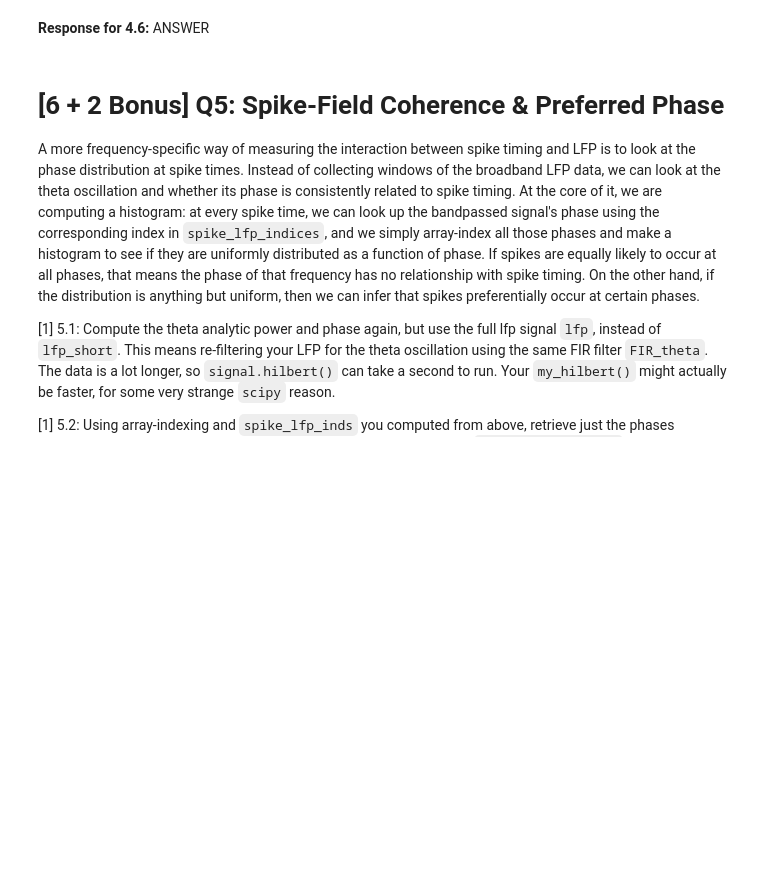
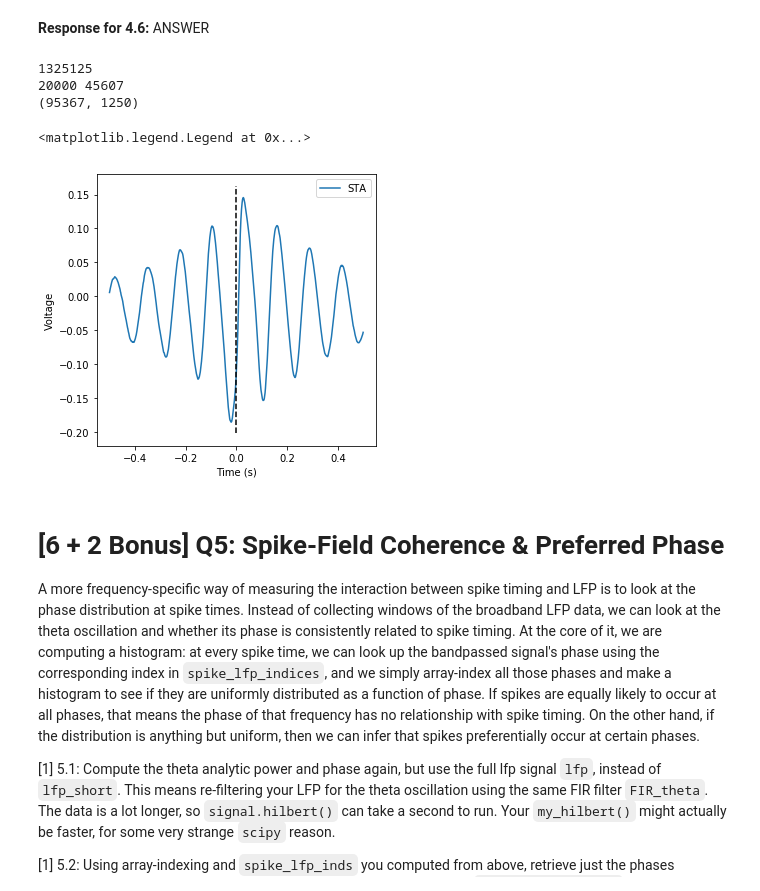
Before and after one commit to ylc020/COGS118C, a Jupyter notebook: Assignments/A4-HilbertLFPSpike.ipynb, the cells around one changed output. Drawn from its saved outputs; the diff is of its cells as text; code cells hidden in the pictures; blank space fills up the shorter version.

```diff
--- a/Assignments/A4-HilbertLFPSpike.ipynb
+++ b/Assignments/A4-HilbertLFPSpike.ipynb
@@ -319,34 +334,51 @@ We can't use it directly yet, however, since those indices has a different sampl
 # %%
 lfp_fs = fs # rename lfp_fs to avoid confusion
 # use the full LFP vector now
 print(len(lfp))
 
 # get spike information
 spike_fs = data['spike_fs']
 spike_indices = data['spike_indices']
 print(spike_fs, spike_indices[100])
 
 # convert spike index to spike time in seconds
-spike_times = # _FILL_IN_YOUR_CODE_HERE
-spike_lfp_inds = # _FILL_IN_YOUR_CODE_HERE
+spike_times = spike_indices/spike_fs # _FILL_IN_YOUR_CODE_HERE
+spike_lfp_inds = np.round(spike_times*lfp_fs).astype(int) # _FILL_IN_YOUR_CODE_HERE
 
 def get_windows(data, spike_lfp_inds, lfp_fs, len_pre, len_post):
     # _FILL_IN_YOUR_CODE_HERE
+    lst = []
+    # get windows
+    for ind in spike_lfp_inds:
+        if(int(ind+len_post*lfp_fs)<=len(data))&(int(ind+len_pre*lfp_fs)>=0):
+            lst.append(data[((len_pre * lfp_fs) + ind).astype(int):((len_post* lfp_fs) + ind).astype(int)])
+    all_windows = np.array(lst)
 
-    return
+    return all_windows
+
 
 len_pre = -0.5
 len_post = 0.5
 
 # time vector for STA
-t_STA = # _FILL_IN_YOUR_CODE_HERE
-STA_windows = # _FILL_IN_YOUR_CODE_HERE
-STA = # _FILL_IN_YOUR_CODE_HERE
+
+t_STA = np.arange(len_pre,len_post,1/lfp_fs)# _FILL_IN_YOUR_CODE_HERE
+STA_windows = get_windows(lfp, spike_lfp_inds, lfp_fs, len_pre, len_post) # _FILL_IN_YOUR_CODE_HERE
+STA = np.mean(STA_windows, axis=0) # _FILL_IN_YOUR_CODE_HERE
 print(STA_windows.shape)
 
 # plot STA
 plt.figure(figsize=(5,5))
+plt.plot(t_STA, STA, label = 'STA')
 plt.plot([0,0], plt.ylim(), 'k--')
+plt.xlabel('Time (s)'); plt.ylabel('Voltage')
+plt.legend()
+# %% [output]
+1325125
+20000 45607
+(95367, 1250)
+<matplotlib.legend.Legend at 0x...>
+[figure, added]
 # %% [markdown]
 # [6 + 2 Bonus] Q5: Spike-Field Coherence & Preferred Phase
 A more frequency-specific way of measuring the interaction between spike timing and LFP is to look at the phase distribution at spike times. Instead of collecting windows of the broadband LFP data, we can look at the theta oscillation and whether its phase is consistently related to spike timing. At the core of it, we are computing a histogram: at every spike time, we can look up the bandpassed signal's phase using the corresponding index in `spike_lfp_indices`, and we simply array-index all those phases and make a histogram to see if they are uniformly distributed as a function of phase. If spikes are equally likely to occur at all phases, that means the phase of that frequency has no relationship with spike timing. On the other hand, if the distribution is anything but uniform, then we can infer that spikes preferentially occur at certain phases.
```
Also changed, not shown: parts of 4 cells of this notebook.
